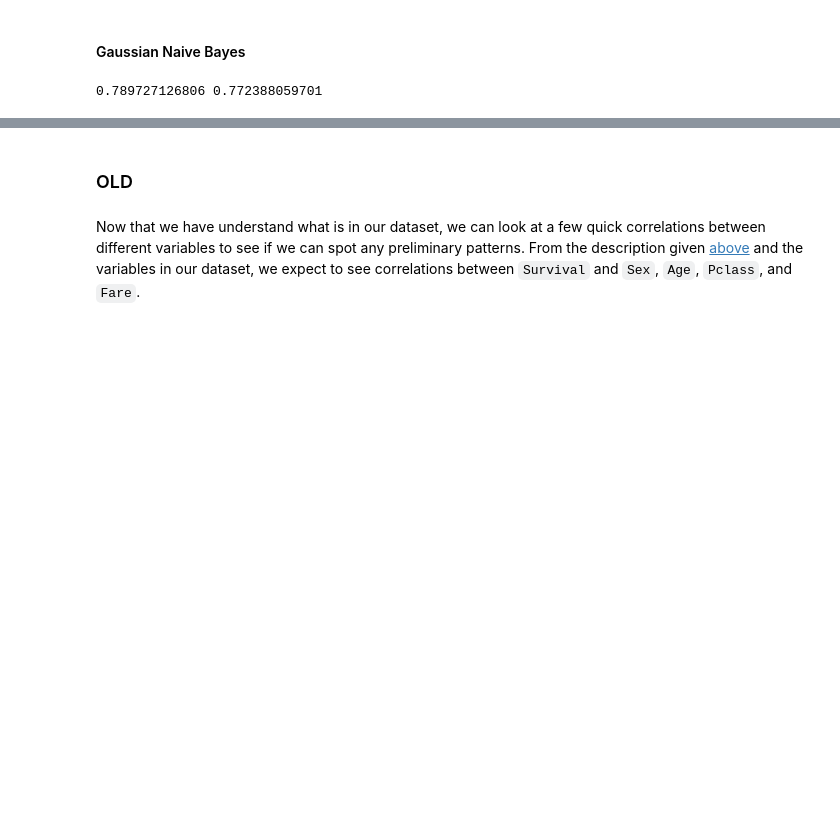
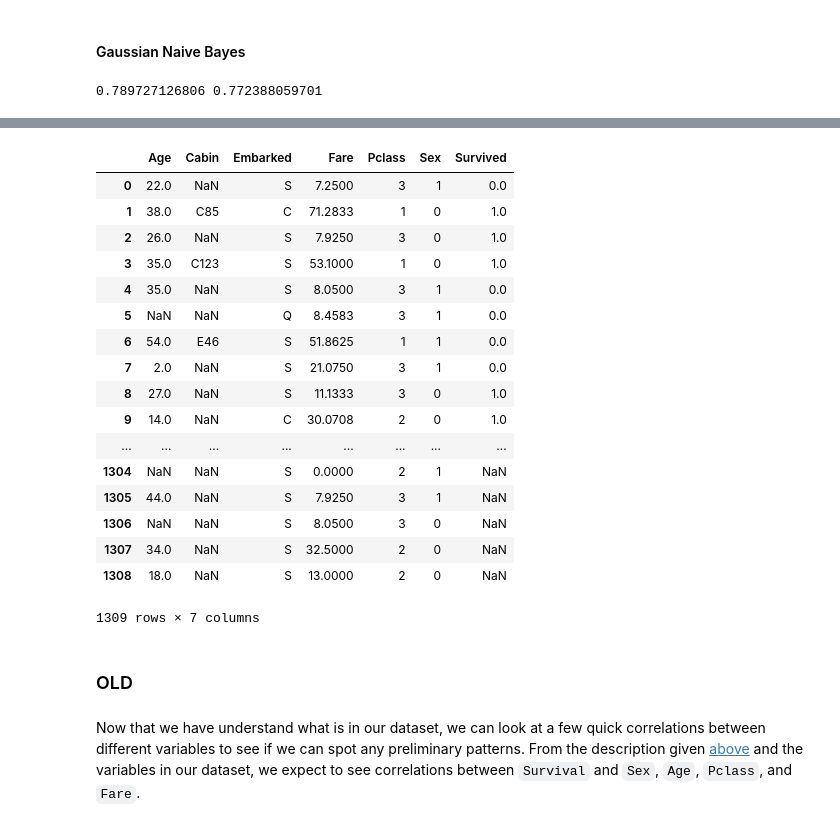
Before and after one commit to nuclth/Kaggle_Titanic, a Jupyter notebook: Survival.ipynb, the cells around one changed output, grey strips where cells are left out. Cells and saved outputs as stored; diff of their text form; code cells hidden in the pictures; blank space fills up the shorter version.

```diff
--- a/Survival.ipynb
+++ b/Survival.ipynb
@@ -53,8 +53,8 @@ from sklearn.neighbors import KNeighborsClassifier
 # %% [markdown]
 Now import the data for our problem and look at the first few entries for the training data. The training data is used to train our model which is then applied to the test data (and whereby success is gauged).
 # %%
-train = pd.read_csv("./data/train.csv")
-test  = pd.read_csv("./data/test.csv")
+train_df = pd.read_csv("./data/train.csv")
+test_df  = pd.read_csv("./data/test.csv")
 
-full = train.append (test, ignore_index=True)
+full = train_df.append (test_df, ignore_index=True)
 # %% [markdown]
@@ -596,0 +604,3 @@ print (model.score( train_X , train_y ) , model.score( valid_X , valid_y ))
+# %%
+full_df = train_df.append(test_df, ignore_index=True)
+full_df.info()
@@ -597,3 +629,44 @@ print (model.score( train_X , train_y ) , model.score( valid_X , valid_y ))
+# %%
+# replace sex string with a 0 or 1
+gender_dict = {'female' : 0 , 'male' : 1}
+full_df.Sex = full_df.Sex.map (gender_dict)
+
+full_df.Title = full_df.Title.replace (['Capt', 'Col', 'Major', 'Jonkheer', 'Don', 'Sir', 'Dr', 'Rev' 'the Countess', 'Dona', 'Lady'], 'Rare')
+
+full_df.Title = full.df.Title.replace ('Mme', 'Mrs')
+full_df.Title = full.df.Title.replace ('Mlle', 'Ms')
+full_df.Title = full.df.Title.replace ('Miss', 'Ms')
+
+
+# we map each title
+title_df [ 'Title' ] = title_df.Title.map( title_dict )
+
+title_df = pd.get_dummies( title_df.Title )
+
+#full_df.title = full_df.title
+
+drop_elements = ['PassengerId', 'Ticket', 'Name', 'Parch', 'SibSp']
+
+full_df.drop (drop_elements, axis = 1)
+# %% [output]
+|  | Age | Cabin | Embarked | Fare | Pclass | Sex | Survived |
+| 0 | 22.0 | NaN | S | 7.2500 | 3 | 1 | 0.0 |
+| 1 | 38.0 | C85 | C | 71.2833 | 1 | 0 | 1.0 |
+| 2 | 26.0 | NaN | S | 7.9250 | 3 | 0 | 1.0 |
+| 3 | 35.0 | C123 | S | 53.1000 | 1 | 0 | 1.0 |
+| 4 | 35.0 | NaN | S | 8.0500 | 3 | 1 | 0.0 |
+| 5 | NaN | NaN | Q | 8.4583 | 3 | 1 | 0.0 |
+| 6 | 54.0 | E46 | S | 51.8625 | 1 | 1 | 0.0 |
+| 7 | 2.0 | NaN | S | 21.0750 | 3 | 1 | 0.0 |
+| 8 | 27.0 | NaN | S | 11.1333 | 3 | 0 | 1.0 |
+| 9 | 14.0 | NaN | C | 30.0708 | 2 | 0 | 1.0 |
+| ... | ... | ... | ... | ... | ... | ... | ... |
+| 1304 | NaN | NaN | S | 0.0000 | 2 | 1 | NaN |
+| 1305 | 44.0 | NaN | S | 7.9250 | 3 | 1 | NaN |
+| 1306 | NaN | NaN | S | 8.0500 | 3 | 0 | NaN |
+| 1307 | 34.0 | NaN | S | 32.5000 | 2 | 0 | NaN |
+| 1308 | 18.0 | NaN | S | 13.0000 | 2 | 0 | NaN |
+1309 rows × 7 columns
 # %% [markdown]
 ### OLD
 # %% [markdown]
```
Also changed, not shown: parts of 6 cells of this notebook.
